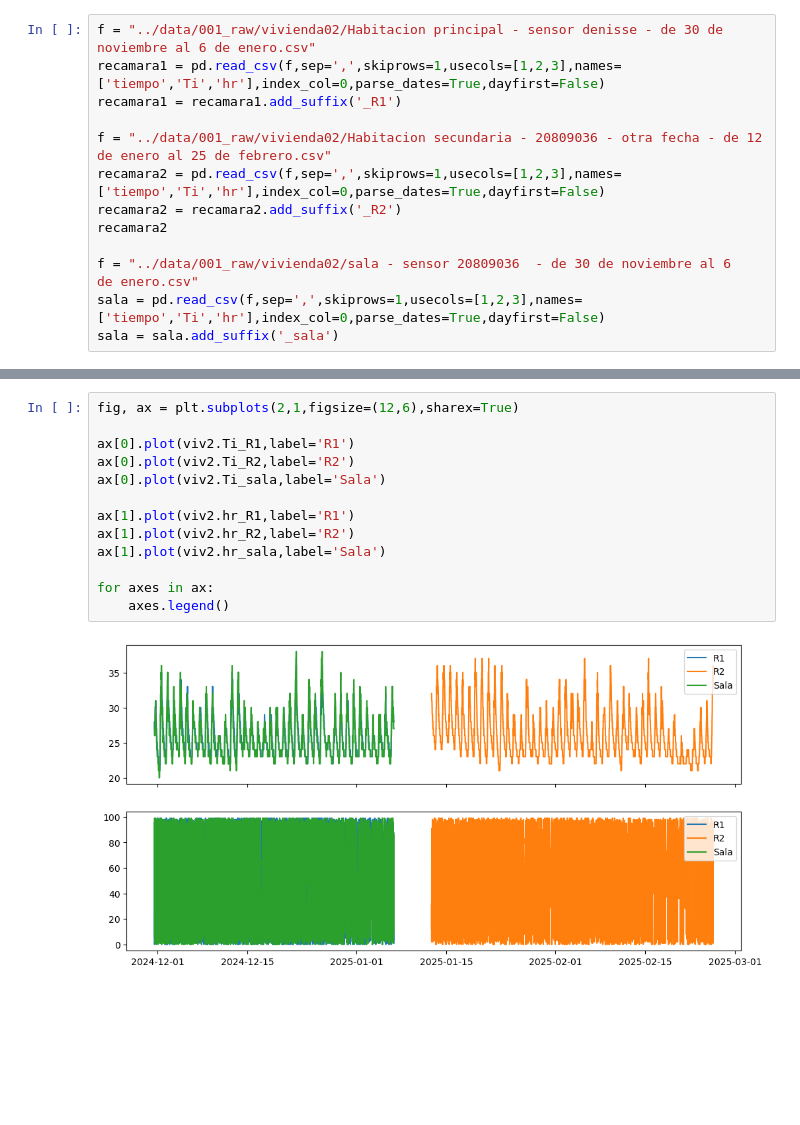
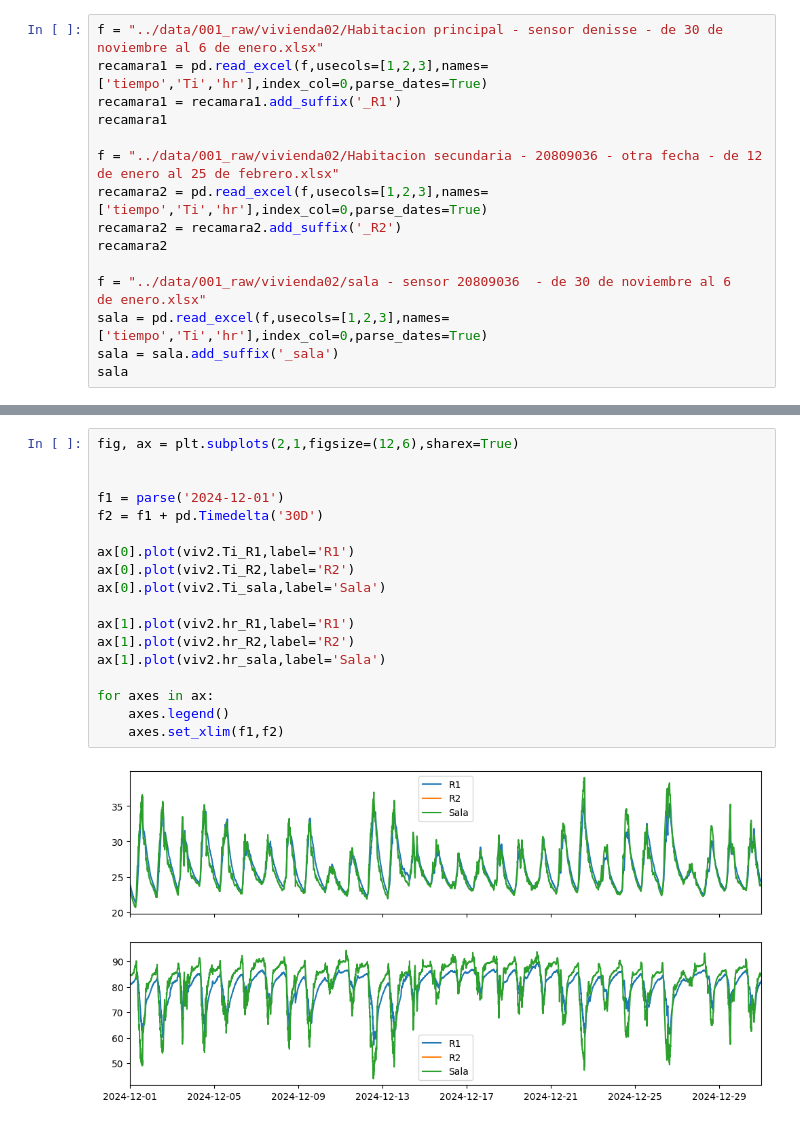
Before and after one commit to AltamarMx/epw_ecuador, a Jupyter notebook: notebooks/003_importando_vivienda02.ipynb, the cells around one changed output, grey strips where cells are left out. Saved outputs shown, nothing was run; the diff lists cells and outputs as text; blank space fills up the shorter version.

Commit message:
datos vivienda 2

```diff
--- a/notebooks/003_importando_vivienda02.ipynb
+++ b/notebooks/003_importando_vivienda02.ipynb
@@ -4,13 +5,15 @@ import matplotlib.pyplot as plt
 # %%
-f = "../data/001_raw/vivienda02/Habitacion principal - sensor denisse - de 30 de noviembre al 6 de enero.csv"
-recamara1 = pd.read_csv(f,sep=',',skiprows=1,usecols=[1,2,3],names=['tiempo','Ti','hr'],index_col=0,parse_dates=True,dayfirst=False)
+f = "../data/001_raw/vivienda02/Habitacion principal - sensor denisse - de 30 de noviembre al 6 de enero.xlsx"
+recamara1 = pd.read_excel(f,usecols=[1,2,3],names=['tiempo','Ti','hr'],index_col=0,parse_dates=True)
 recamara1 = recamara1.add_suffix('_R1')
+recamara1
 
-f = "../data/001_raw/vivienda02/Habitacion secundaria - 20809036 - otra fecha - de 12 de enero al 25 de febrero.csv"
-recamara2 = pd.read_csv(f,sep=',',skiprows=1,usecols=[1,2,3],names=['tiempo','Ti','hr'],index_col=0,parse_dates=True,dayfirst=False)
+f = "../data/001_raw/vivienda02/Habitacion secundaria - 20809036 - otra fecha - de 12 de enero al 25 de febrero.xlsx"
+recamara2 = pd.read_excel(f,usecols=[1,2,3],names=['tiempo','Ti','hr'],index_col=0,parse_dates=True)
 recamara2 = recamara2.add_suffix('_R2')
 recamara2
 
-f = "../data/001_raw/vivienda02/sala - sensor 20809036  - de 30 de noviembre al 6 de enero.csv"
-sala = pd.read_csv(f,sep=',',skiprows=1,usecols=[1,2,3],names=['tiempo','Ti','hr'],index_col=0,parse_dates=True,dayfirst=False)
+f = "../data/001_raw/vivienda02/sala - sensor 20809036  - de 30 de noviembre al 6 de enero.xlsx"
+sala = pd.read_excel(f,usecols=[1,2,3],names=['tiempo','Ti','hr'],index_col=0,parse_dates=True)
 sala = sala.add_suffix('_sala')
+sala
@@ -35,15 +53,20 @@ viv2
 # %%
 fig, ax = plt.subplots(2,1,figsize=(12,6),sharex=True)
+
+
+f1 = parse('2024-12-01')
+f2 = f1 + pd.Timedelta('30D')
 
 ax[0].plot(viv2.Ti_R1,label='R1')
 ax[0].plot(viv2.Ti_R2,label='R2')
 ax[0].plot(viv2.Ti_sala,label='Sala')
 
 ax[1].plot(viv2.hr_R1,label='R1')
 ax[1].plot(viv2.hr_R2,label='R2')
 ax[1].plot(viv2.hr_sala,label='Sala')
 
 for axes in ax:
     axes.legend()
+    axes.set_xlim(f1,f2)
 # %% [output]
-[figure, old version]
+[figure, new version]
```
Also changed, not shown: parts of 4 cells of this notebook, 11 other files.
